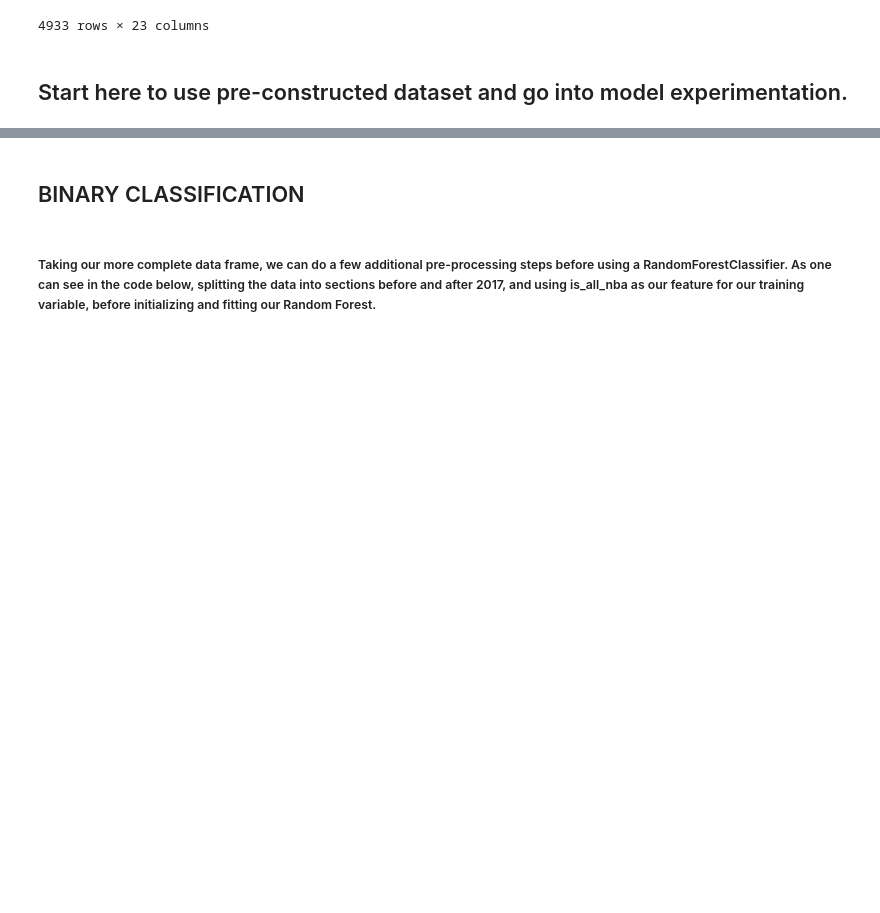
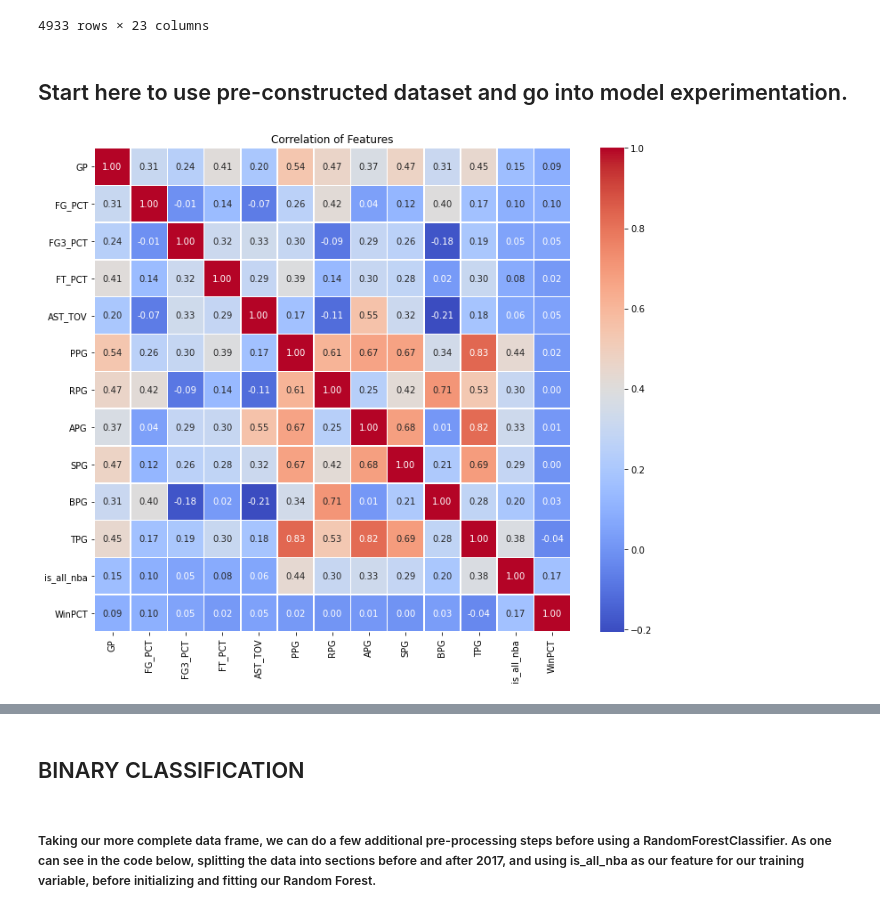
Before and after one commit to omerkhan3/nba_allstar_predictor, a Jupyter notebook: nba_allstar_predictions.ipynb, the cells around one changed output, grey strips where cells are left out. Saved outputs shown, nothing was run; the diff lists cells and outputs as text; code cells hidden in the pictures; blank space fills up the shorter version.

Commit message:
Add correlation

```diff
--- a/nba_allstar_predictions.ipynb
+++ b/nba_allstar_predictions.ipynb
@@ -208,3 +226,15 @@ final_df.to_csv('2010-2020_final_df.csv', index=False)
 ## Start here to use pre-constructed dataset and go into model experimentation.
 # %%
 final_df = pd.read_csv('data/2010-2020_final_df.csv')
+# %%
+features = ['GP', 'FG_PCT', 'FG3_PCT', 'FT_PCT', 'AST_TOV', 'PPG', 'RPG', 'APG', 'SPG', 'BPG', 'TPG', 'is_all_nba', 'WinPCT']
+selected_df = final_df[features]
+correlation_matrix = selected_df.corr()
+plt.figure(figsize=(12, 10))
+sns.heatmap(correlation_matrix, annot=True, cmap='coolwarm', fmt=".2f", linewidths=.5)
+plt.title("Correlation of Features")
+plt.show()
+
+correlation_matrix
+# %% [output]
+[figure, added]
```
Also changed, not shown: parts of 17 cells of this notebook.
